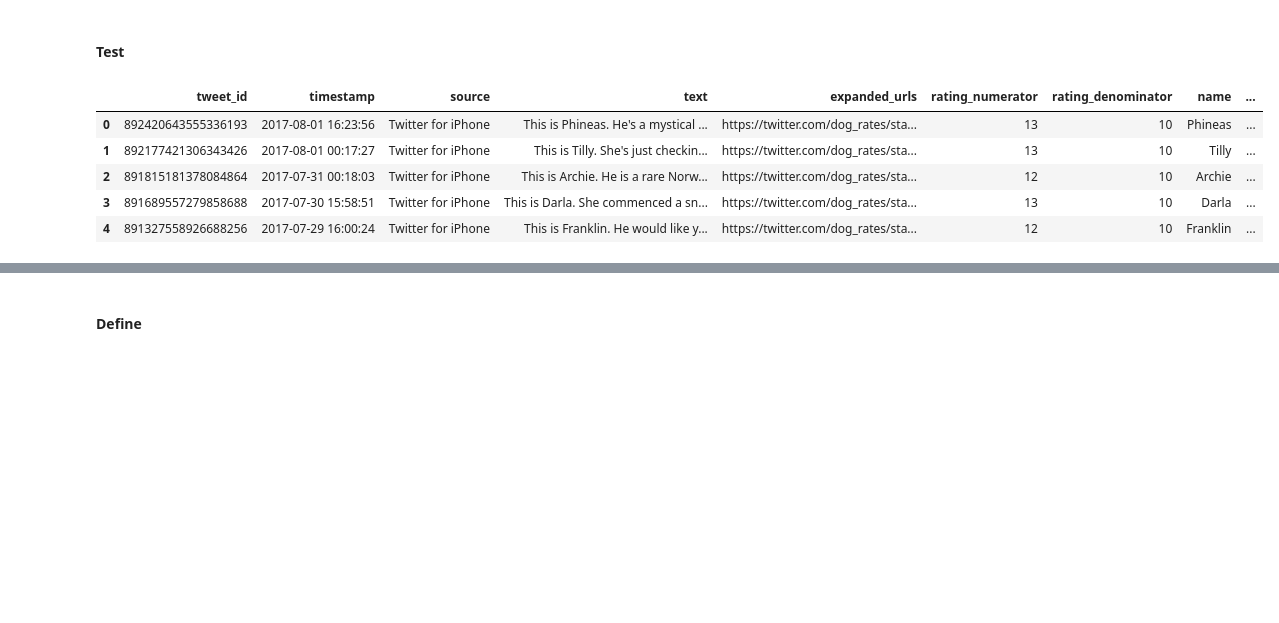
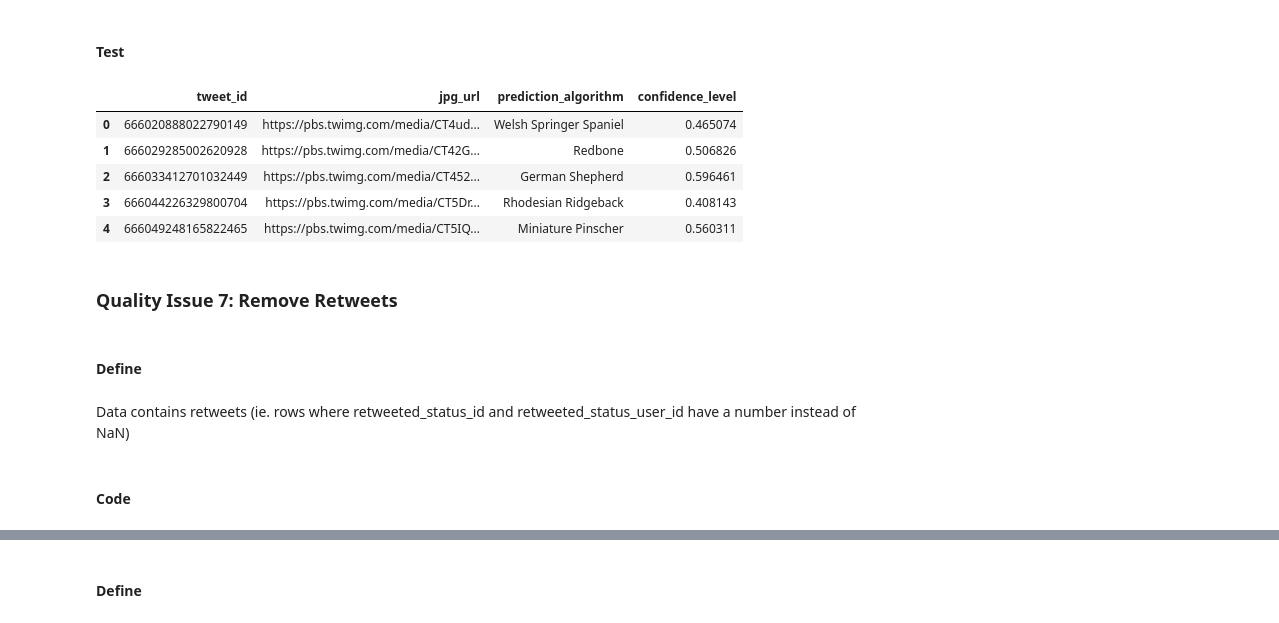
Before and after one commit to emilylauyw/Udacity-DAND-Project7-Wrangle_and_Analyze_Data, a Jupyter notebook: wrangle_act.ipynb, the cells around one changed output, grey strips where cells are left out. Drawn from its saved outputs; the diff is of its cells as text; code cells hidden in the pictures; blank space fills up the shorter version.

Commit message:
Updated on cleaning data portion

```diff
--- a/wrangle_act.ipynb
+++ b/wrangle_act.ipynb
@@ -931,7 +784,7 @@ Numerous column on image prediction result
 #### Code
 # %%
 # Delete numerous prediction column
-master_df = master_df.drop(['img_num', 'p1', 'p1_conf', 'p1_dog', 'p2', 'p2_conf', 'p2_dog', 'p3', 'p3_conf', 'p3_dog'], 1)
+df2_clean = df2_clean.drop(['img_num', 'p1', 'p1_conf', 'p1_dog', 'p2', 'p2_conf', 'p2_dog', 'p3', 'p3_conf', 'p3_dog'], 1)
 # %% [markdown]
 #### Test
 # %%
@@ -966,15 +809,23 @@ The first letters of each word should also be be capatalised for consistency.
 # %% [markdown]
 #### Code
 # %%
-master_df.prediction_algorithm = master_df.prediction_algorithm.str.replace('_', ' ').str.title()
+df2_clean.prediction_algorithm = df2_clean.prediction_algorithm.str.replace('_', ' ').str.title()
 # %% [markdown]
 #### Test
 # %%
-master_df.head(5)
+df2_clean.head(5)
 # %% [output]
-|  | tweet_id | timestamp | source | text | expanded_urls | rating_numerator | rating_denominator | name | ... |
-| 0 | 892420643555336193 | 2017-08-01 16:23:56 | Twitter for iPhone | This is Phineas. He's a mystical ... | https://twitter.com/dog_rates/sta... | 13 | 10 | Phineas | ... |
-| 1 | 892177421306343426 | 2017-08-01 00:17:27 | Twitter for iPhone | This is Tilly. She's just checkin... | https://twitter.com/dog_rates/sta... | 13 | 10 | Tilly | ... |
-| 2 | 891815181378084864 | 2017-07-31 00:18:03 | Twitter for iPhone | This is Archie. He is a rare Norw... | https://twitter.com/dog_rates/sta... | 12 | 10 | Archie | ... |
-| 3 | 891689557279858688 | 2017-07-30 15:58:51 | Twitter for iPhone | This is Darla. She commenced a sn... | https://twitter.com/dog_rates/sta... | 13 | 10 | Darla | ... |
-| 4 | 891327558926688256 | 2017-07-29 16:00:24 | Twitter for iPhone | This is Franklin. He would like y... | https://twitter.com/dog_rates/sta... | 12 | 10 | Franklin | ... |
+|  | tweet_id | jpg_url | prediction_algorithm | confidence_level |
+| 0 | 666020888022790149 | https://pbs.twimg.com/media/CT4ud... | Welsh Springer Spaniel | 0.465074 |
+| 1 | 666029285002620928 | https://pbs.twimg.com/media/CT42G... | Redbone | 0.506826 |
+| 2 | 666033412701032449 | https://pbs.twimg.com/media/CT452... | German Shepherd | 0.596461 |
+| 3 | 666044226329800704 | https://pbs.twimg.com/media/CT5Dr... | Rhodesian Ridgeback | 0.408143 |
+| 4 | 666049248165822465 | https://pbs.twimg.com/media/CT5IQ... | Miniature Pinscher | 0.560311 |
+# %% [markdown]
+### Quality Issue 7: Remove Retweets
+# %% [markdown]
+#### Define
+# %% [markdown]
+Data contains retweets (ie. rows where retweeted_status_id and retweeted_status_user_id have a number instead of NaN)
+# %% [markdown]
+#### Code
```
Also changed, not shown: parts of 105 cells of this notebook.
